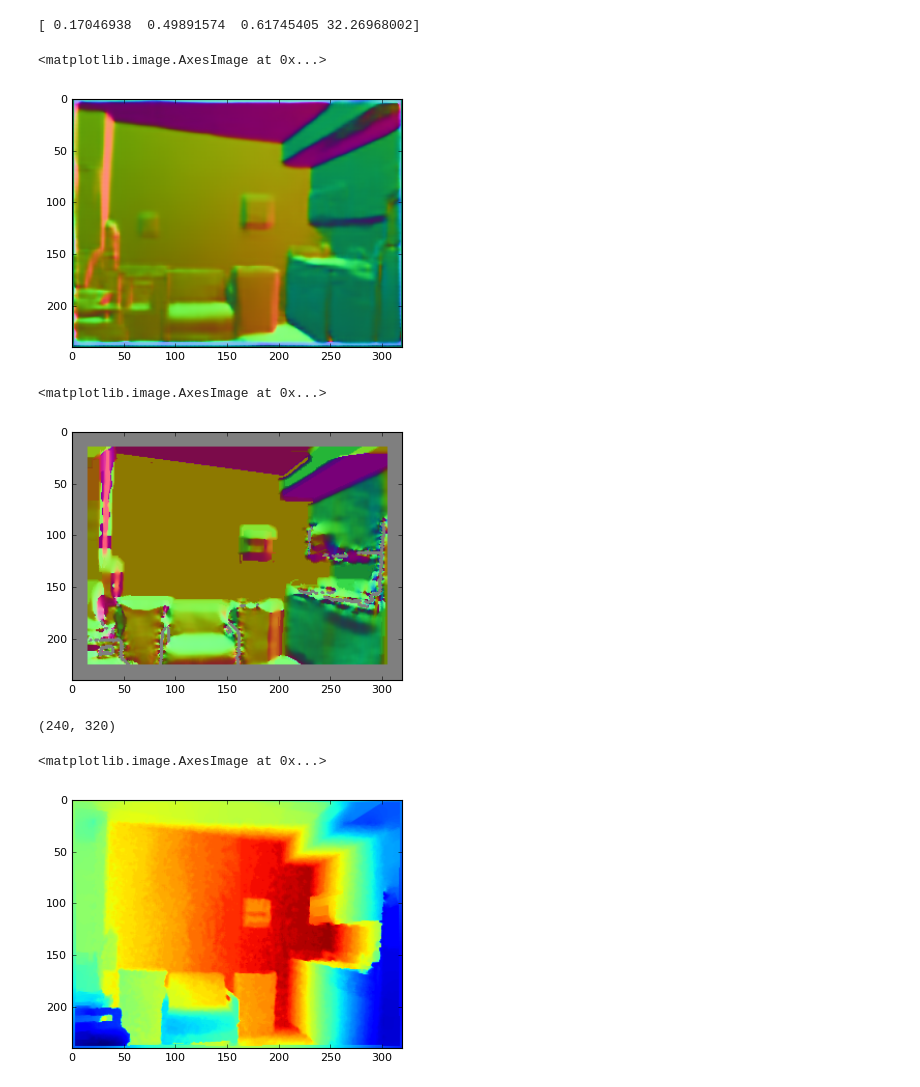
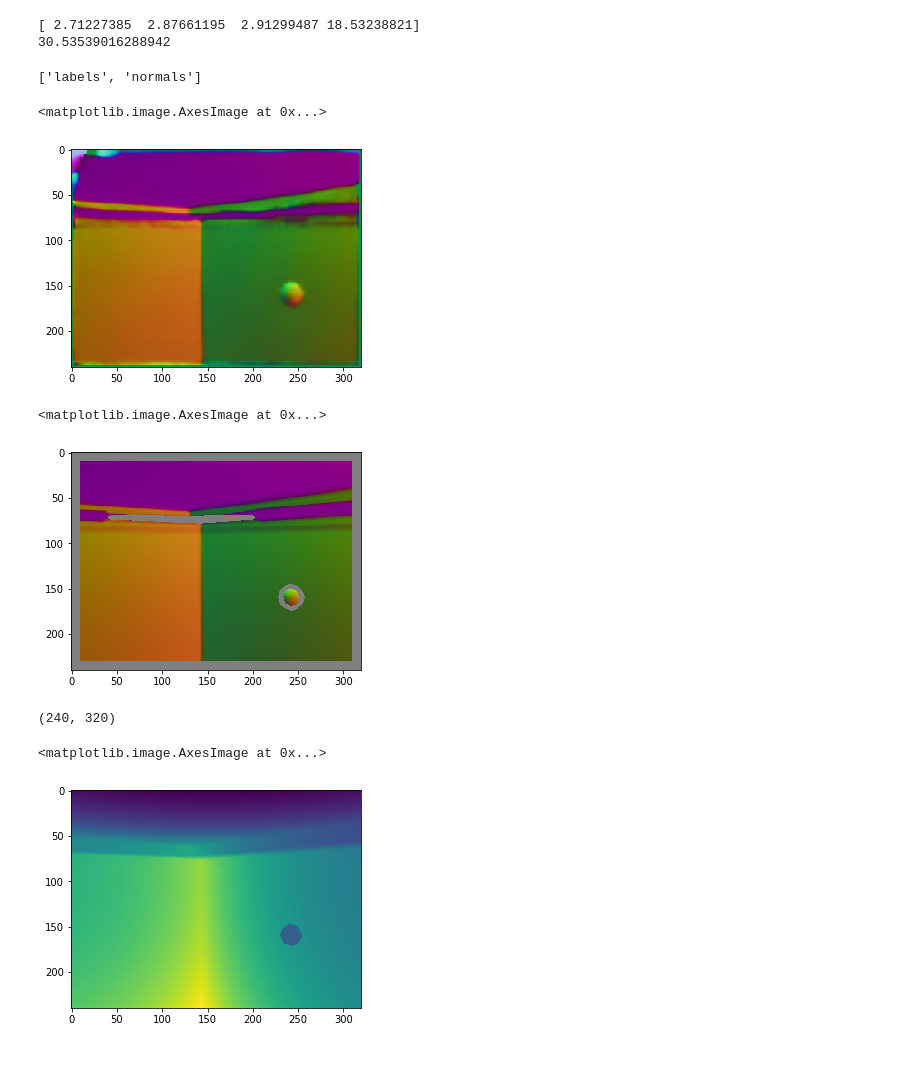
Before and after one commit to StevenHickson/Adapnet-Shape, a Jupyter notebook: Test_Network.ipynb, the cells around one changed output. Cells and saved outputs as stored; diff of their text form; code cells hidden in the pictures; blank space fills up the shorter version.

```diff
--- a/Test_Network.ipynb
+++ b/Test_Network.ipynb
@@ -21,5 +22,5 @@ from python.calc_normals import NormalCalculation
 # %%
-file_address = open('config/nyudv2/test/normals2.config')
+file_address = open('config/scenenet/test/normals_labels.config')
 config = yaml.load(file_address)
 normals_matrix = np.zeros([4])
 # %%
@@ -101,14 +154,14 @@ Use standard file APIs to check for files with this prefix.
 # %%
 feed_dict = setup_feeddict(data_list, sess, images_pl, depths_pl, normals_pl, labels_pl, config)
 # %%
-inputs = []
+inputs = dict()
 for mod in config['output_modality']:
     if mod == 'labels':
-        inputs.append(model.softmax)
+        inputs[mod] = model.softmax
     elif mod == 'normals':
-        inputs.append(model.output_normals)
-results = sess.run(inputs, feed_dict=feed_dict)
-for mod, result in zip(config['output_modality'], results):
+        inputs[mod] = model.output_normals
+results = sess.run(list(inputs.values()), feed_dict=feed_dict)
+for mod, result in zip(list(inputs.keys()), results):
     if mod == 'labels':
         labels_matrix = get_label_metrics(result, feed_dict, labels_pl, labels_matrix)
     elif mod == 'normals':
@@ -116,17 +169,22 @@ for mod, result in zip(config['output_modality'], results):
 
 total_num += config['batch_size']
 print normals_matrix
+print compute_iou(labels_matrix)
 # %% [output]
-[ 0.17046938  0.49891574  0.61745405 32.26968002]
+[ 2.71227385  2.87661195  2.91299487 18.53238821]
+30.53539016288942
 # %%
 t = 0
-output_normals = results[0]
+print inputs.keys()
+output_normals = results[1]
+#print output_normals.shape
 test_normal = output_normals[t,:,:,:]
 test_normal = test_normal / (np.linalg.norm(test_normal,axis=-1, keepdims=True)+1e-10)
 plt.imshow((test_normal + 1.0) / 2.0)
 # %% [output]
-<matplotlib.image.AxesImage at 0x...>
+['labels', 'normals']
+<matplotlib.image.AxesImage at 0x...>
-[figure, old version]
+[figure, new version]
 # %%
 input_normals = feed_dict[normals_pl]
 gt_normal = input_normals[t,:,:,:]
@@ -134,7 +192,7 @@ gt_normal = gt_normal / (np.linalg.norm(gt_normal,axis=-1, keepdims=True)+1e-10)
 plt.imshow((gt_normal + 1.0) / 2.0)
 # %% [output]
 <matplotlib.image.AxesImage at 0x...>
-[figure, old version]
+[figure, new version]
 # %%
 depths = feed_dict[depths_pl]
 gt_depth = depths[t,:,:,:].reshape((240,320))
@@ -143,7 +201,7 @@ plt.imshow(gt_depth)
 # %% [output]
 (240, 320)
 <matplotlib.image.AxesImage at 0x...>
-[figure, old version]
+[figure, new version]
 # %%
 weights = ~((np.squeeze(depths) == 0) + (input_normals[..., :] == [0,0,0])[..., 0])
 input_weight = weights[t,...]
```
Also changed, not shown: parts of 17 cells of this notebook, 4 other files.
